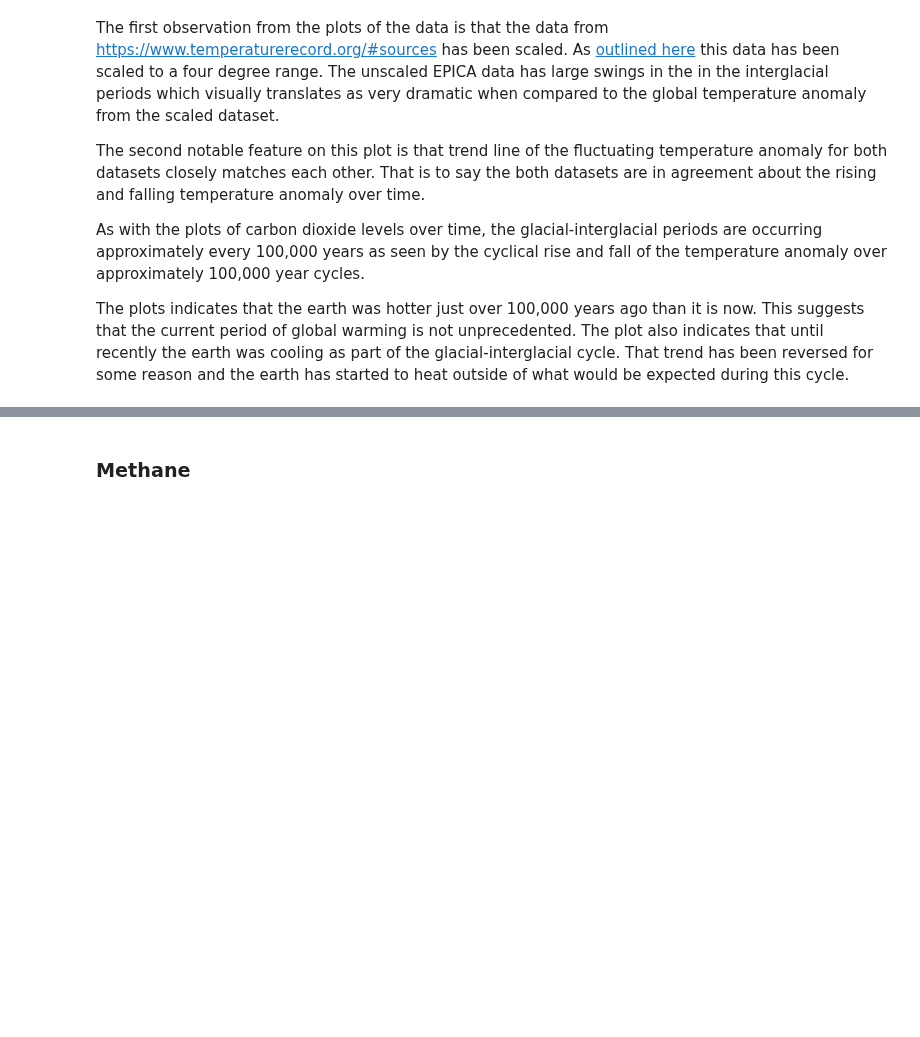
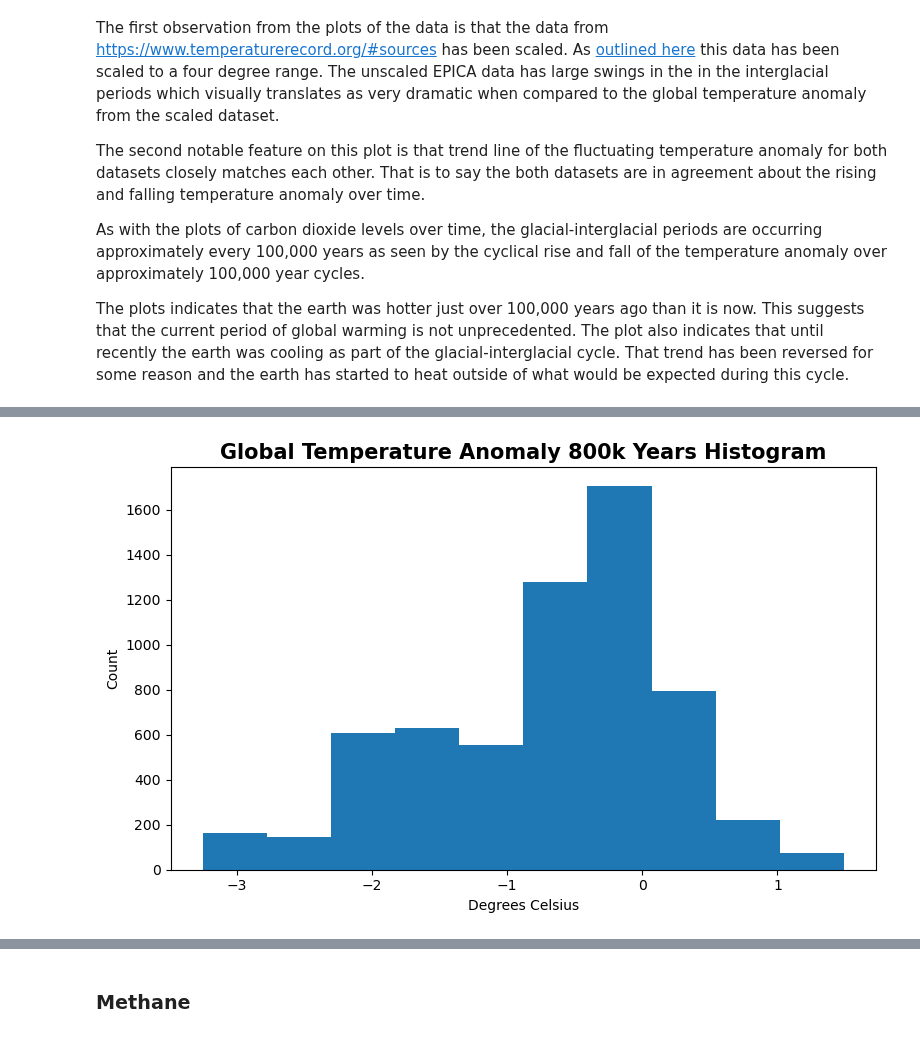
Before and after one commit to humphs078/Owner-avatar-programming_for_data_analysis_assignment_2, a Jupyter notebook: submission.ipynb, the cells around one changed output, grey strips where cells are left out. Saved outputs shown, nothing was run; the diff lists cells and outputs as text; code cells hidden in the pictures; blank space fills up the shorter version.

```diff
--- a/submission.ipynb
+++ b/submission.ipynb
@@ -1716,0 +1735,13 @@ plt.show()
+# %%
+# create an empty plot
+fig, ax = plt.subplots(figsize=(8,5))
+
+# plot the results
+ax.hist(fused_data['temp_anomaly'])
+ax.set_xlabel('Degrees Celsius')
+ax.set_ylabel('Count')
+ax.set_title('Global Temperature Anomaly 800k Years Histogram', weight = 'bold', size = 15)
+plt.tight_layout()
+plt.show()
+# %% [output]
+[figure, added]
```
Also changed, not shown: parts of 30 cells of this notebook, 1 other file.
